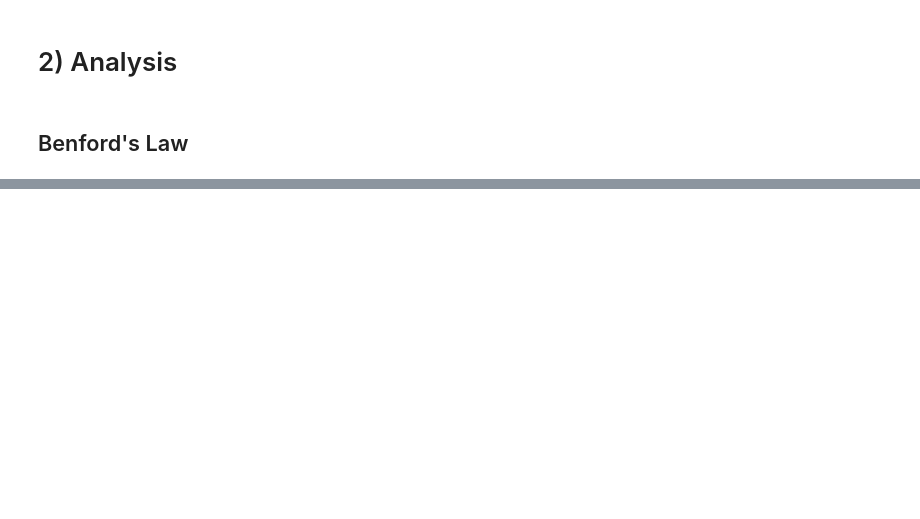
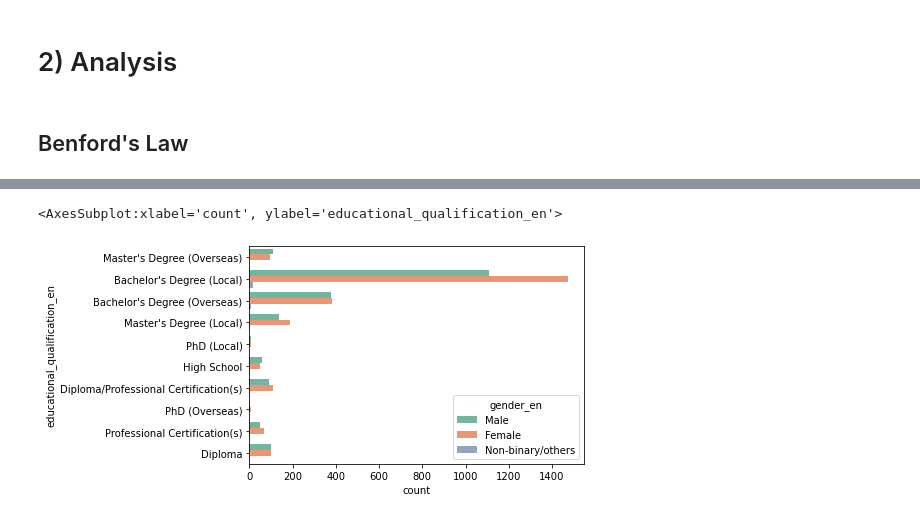
Before and after one commit to malaysianpaygap/dashboard-analysis, a Jupyter notebook: MPG Analysis.ipynb, the cells around one changed output, grey strips where cells are left out. Drawn from its saved outputs; the diff is of its cells as text; code cells hidden in the pictures; blank space fills up the shorter version.

```diff
--- a/MPG Analysis.ipynb
+++ b/MPG Analysis.ipynb
@@ -243,0 +504,9 @@ edu_race_breakdown
+# %%
+# edu gender breakdown
+sns.countplot(data = fact_submissions,
+              y = 'educational_qualification_en',
+              hue = 'gender_en',
+              palette = 'Set2')
+# %% [output]
+<AxesSubplot:xlabel='count', ylabel='educational_qualification_en'>
+[figure, added]
```
Also changed, not shown: parts of 32 cells of this notebook.
